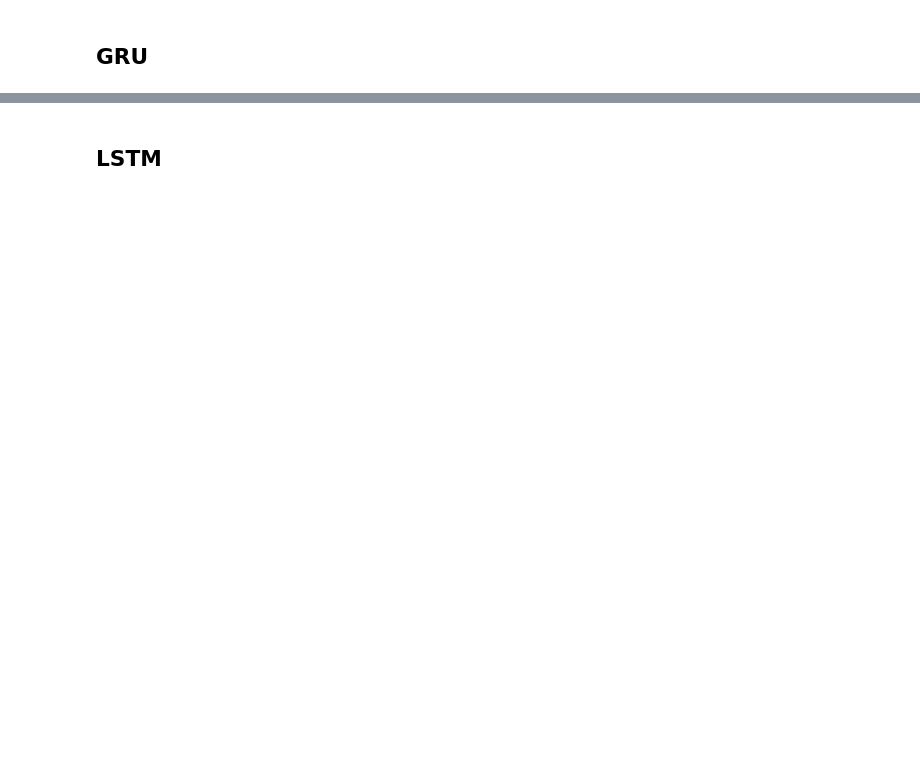
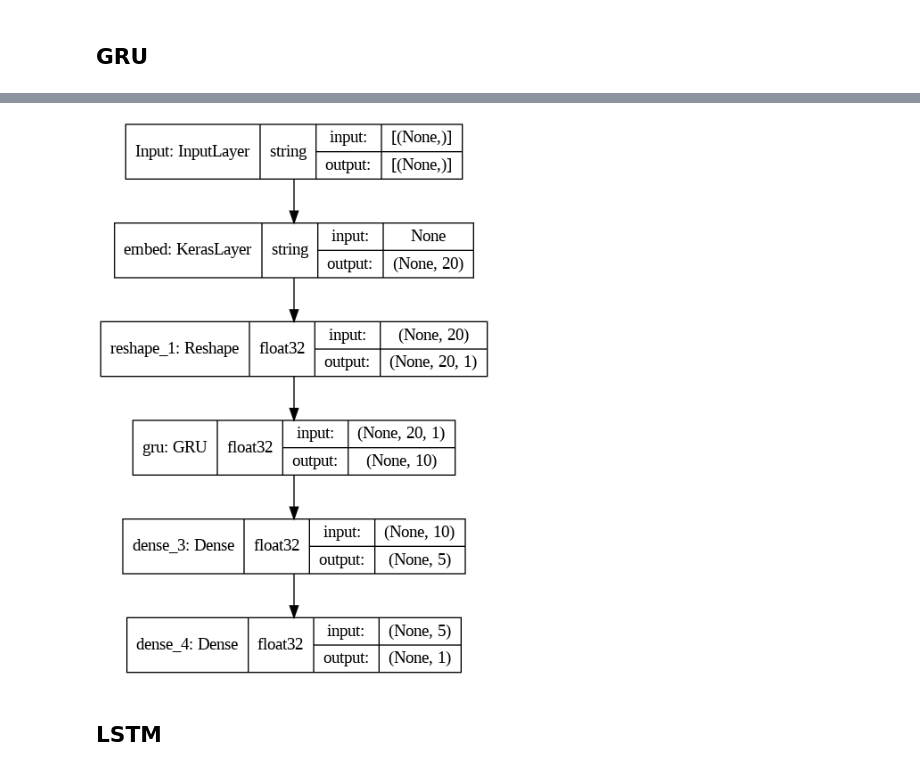
Before and after one commit to Chike-Ode/app-review-nlp, a Jupyter notebook: notebooks/2.1 - Official-Unregularized-DL.ipynb, the cells around one changed output, grey strips where cells are left out. Saved outputs shown, nothing was run; the diff lists cells and outputs as text; code cells hidden in the pictures; blank space fills up the shorter version.

```diff
--- a/notebooks/2.1 - Official-Unregularized-DL.ipynb
+++ b/notebooks/2.1 - Official-Unregularized-DL.ipynb
@@ -349,6 +424,7 @@ rnn_model.save(os.path.join(MODELS_DIR,rnn_model.name))
 # gru_emb_layer = emb_layer = hub.KerasLayer(handle = handle, output_shape=[20],
 #                input_shape=(),dtype=tf.string,trainable=True)
 gru_model = tf.keras.Sequential([
+    layers.Input(shape=(), name="Input", dtype=tf.string),
     emb_layer,
     layers.Reshape(target_shape= (20,1)),
     # layers.Dense(20,activation='relu'),
@@ -386,12 +495,9 @@ performance_evaluation(X_test, y_test, gru_model)
 # %%
-# plt.plot(gru_history.history['mae'], label='training')
-# plt.plot(gru_history.history['val_mae'], label='val')
-# plt.xlabel('epoch')
-# plt.ylabel('mae')
-# plt.title('GRU No Regularization')
-# plt.legend(loc='upper right')
-# plt.savefig(os.path.join(IMAGES_DIR,'2.0_No-Regularizer-GRU.png'))
-# plt.show()
+plot_model_path = os.path.join(IMAGES_DIR, f'plot_model_{gru_model.name}.png')
+tf.keras.utils.plot_model(gru_model, to_file=plot_model_path ,show_shapes=True, show_dtype=True,
+    show_layer_names=True, rankdir='TB', expand_nested=True, dpi=96)
+# %% [output]
+[figure, added]
 # %%
 # gru_eval_df.groupby('star',as_index=False)['prediction'].mean()
 # %% [markdown]
```
Also changed, not shown: parts of 29 cells of this notebook, 40 other files.
